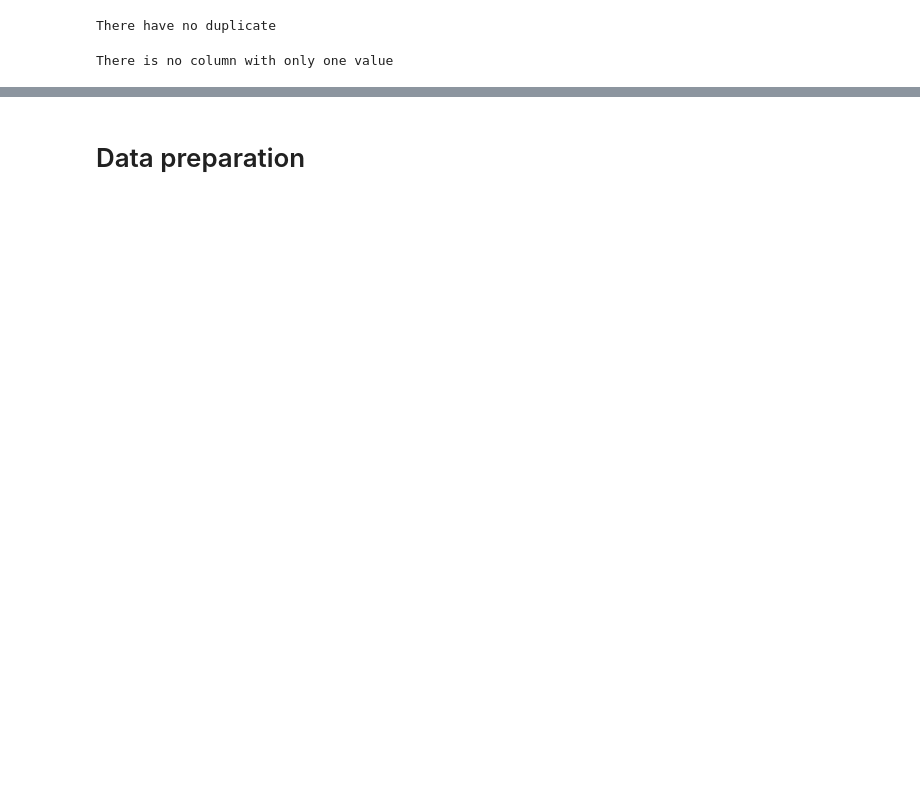
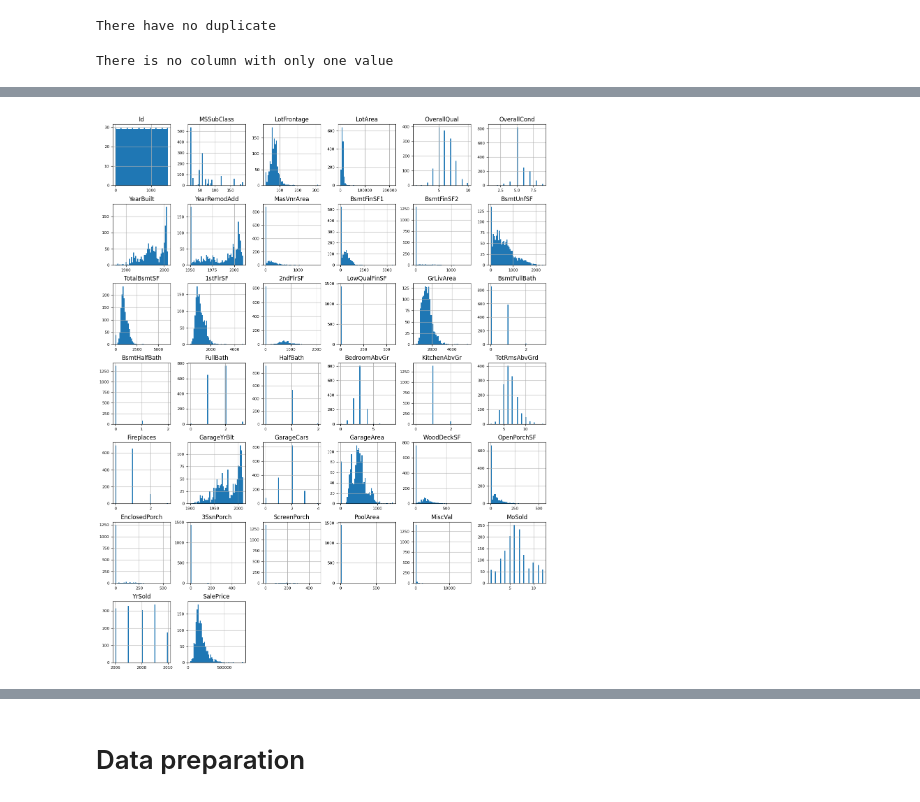
Before and after one commit to cuonghv0298/Advanced-Regression, a Jupyter notebook: house_predict.ipynb, the cells around one changed output, grey strips where cells are left out. Drawn from its saved outputs; the diff is of its cells as text; code cells hidden in the pictures; blank space fills up the shorter version.

```diff
--- a/house_predict.ipynb
+++ b/house_predict.ipynb
@@ -108,3 +192,9 @@ else:
     print('There is no column with only one value')
 # %% [output]
 There is no column with only one value
+# %%
+# pre-classify type of columns
+numerical = df.select_dtypes(include=[np.number])
+categorical = df.select_dtypes(include = object)
+print('numerical columns:', numerical.columns)
+print('categorical columns:', categorical.columns)
@@ -110,0 +221,4 @@ There is no column with only one value
+# %%
+numerical.hist(figsize=(16, 20), bins=50, xlabelsize=8, ylabelsize=8)
+# %% [output]
+[figure, added]
```
Also changed, not shown: parts of 10 cells of this notebook.
